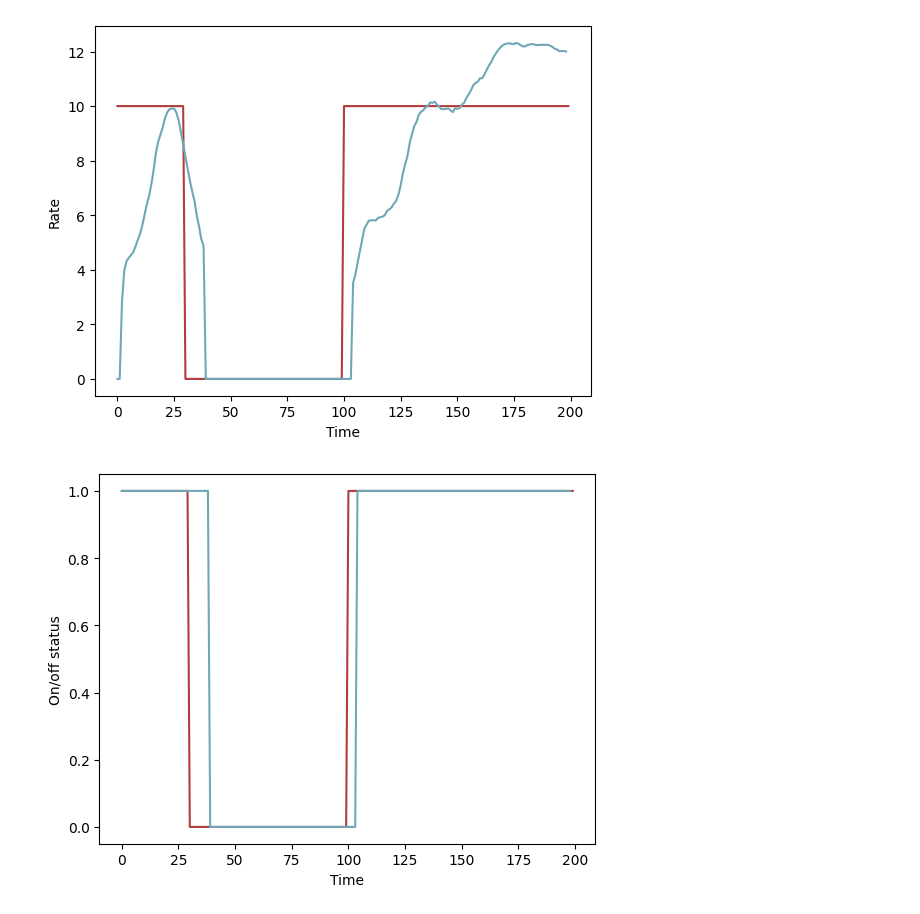
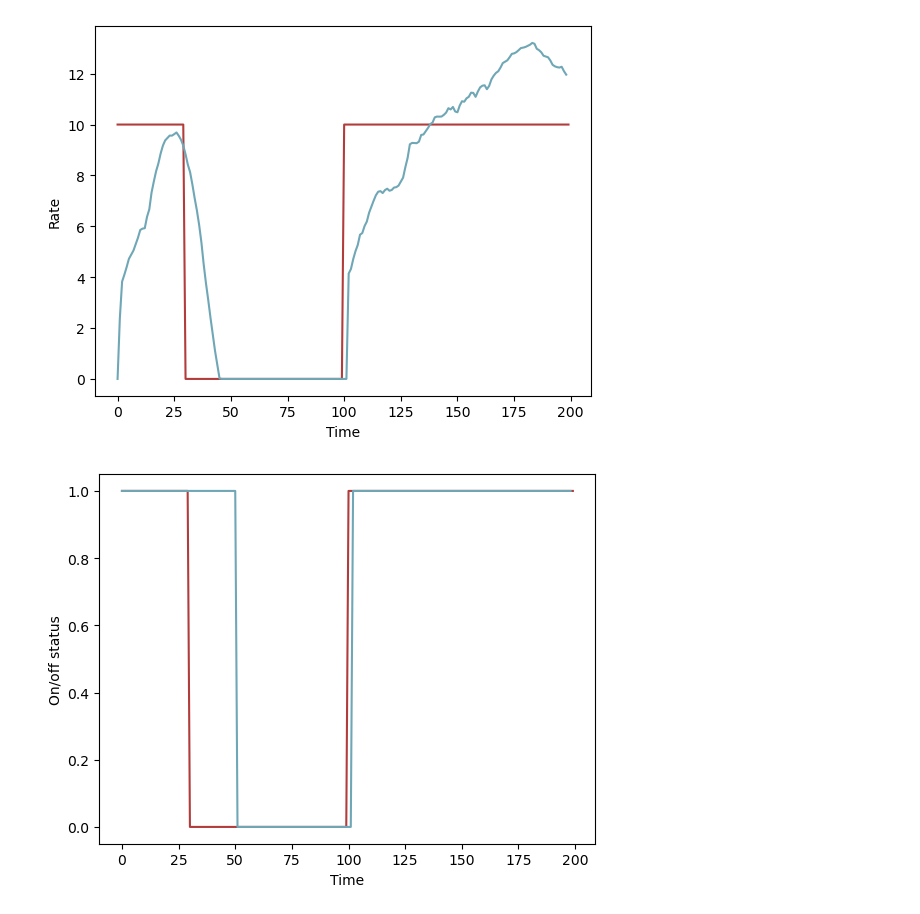
Before and after one commit to xwang97/SpatialDynamics, a Jupyter notebook: run_simu.ipynb, the cells around one changed output. Saved outputs shown, nothing was run; the diff lists cells and outputs as text; code cells hidden in the pictures.

Commit message:
simulation plots updated

```diff
--- a/run_simu.ipynb
+++ b/run_simu.ipynb
@@ -21,7 +21,7 @@ latent_size = 100
 batch_size = 64
 base_lr = 0.01
 lr_step = 10
-num_epochs = 100
+num_epochs = 150
 
 # Set random seed
 set_seed(1021)
@@ -58,16 +58,14 @@ Epoch [100/100], Loss1: 28.6971, Loss2: 0.6793, Loss3: 0.1054
 # %%
 set_seed(1021)
 test_data = data
 prediction, generation, trans_status = test(test_data, train_locs, net)
-# avg_gen = torch.mean(generation, dim=0).view(-1).cpu().detach().numpy()
 rates = [10]*30 + [0]*70 + [10]*100
-# rates = [5]*120 + [0]*80
 onoff = [1]*30 + [0]*70 + [1]*100
 
-generation = generation.squeeze().cpu().detach().numpy()
+generation = generation.squeeze().cpu().detach().numpy()        # sample*time_steps
 trans_status = trans_status.squeeze().cpu().detach().numpy()
-save_and_plot_simu(rates, generation[1]*trans_status[1], filename=save_name_gen)
-save_and_plot_simu(onoff, trans_status[1], filename=save_name_status, switch='onoff')
+save_and_plot_simu(rates, generation*trans_status, filename=save_name_gen)
+save_and_plot_simu(onoff, trans_status, filename=save_name_status, switch='onoff')
 # %% [output]
-[figure, old version]
+[figure, new version]
-[figure, old version]
+[figure, new version]
```
Also changed, not shown: parts of 1 cell of this notebook, 4 other files.
